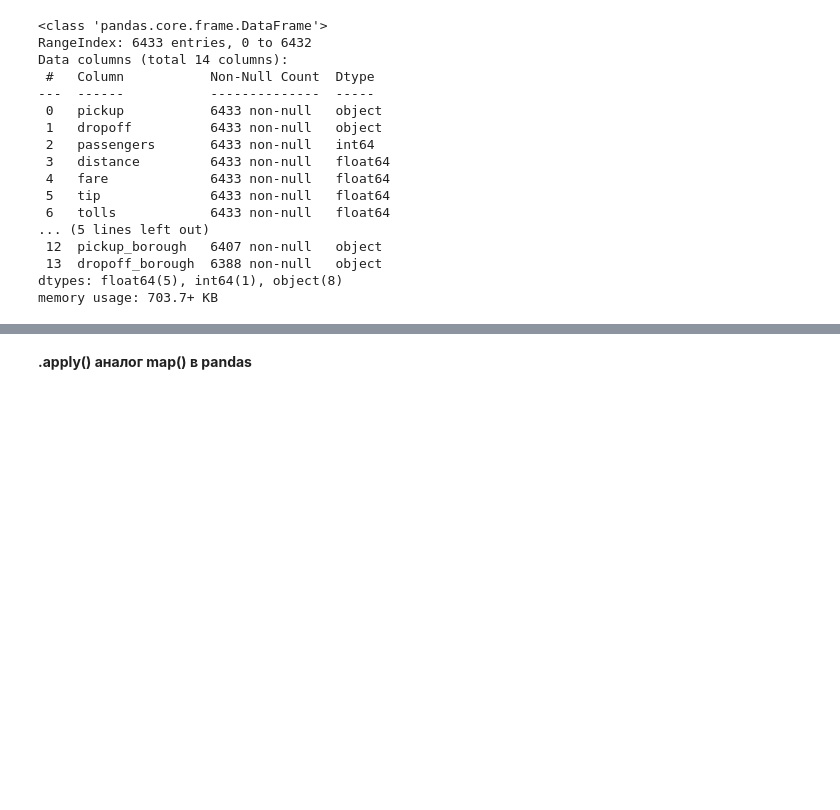
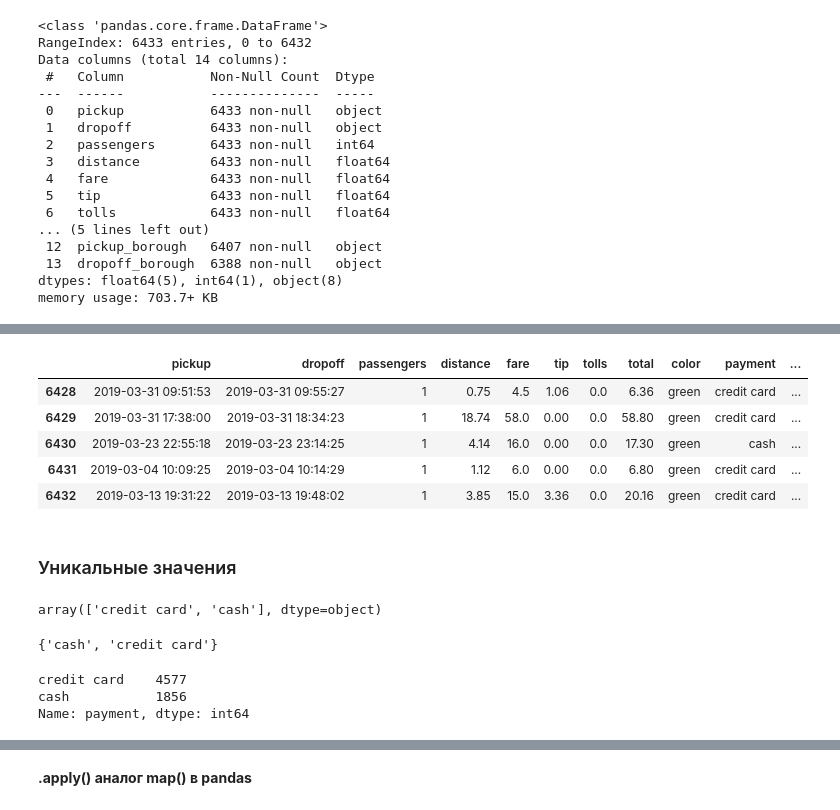
Before and after one commit to lectures-python/Python_lectures_HW, a Jupyter notebook: lectures_1_4.ipynb, the cells around one changed output, grey strips where cells are left out. Cells and saved outputs as stored; diff of their text form; code cells hidden in the pictures; blank space fills up the shorter version.

```diff
--- a/lectures_1_4.ipynb
+++ b/lectures_1_4.ipynb
@@ -1363,0 +1400,25 @@ Index(['pickup', 'dropoff', 'passengers', 'distance', 'fare', 'tip', 'tolls',
+# %%
+taxis.tail()
+# %% [output]
+|  | pickup | dropoff | passengers | distance | fare | tip | tolls | total | color | payment | ... |
+| 6428 | 2019-03-31 09:51:53 | 2019-03-31 09:55:27 | 1 | 0.75 | 4.5 | 1.06 | 0.0 | 6.36 | green | credit card | ... |
+| 6429 | 2019-03-31 17:38:00 | 2019-03-31 18:34:23 | 1 | 18.74 | 58.0 | 0.00 | 0.0 | 58.80 | green | credit card | ... |
+| 6430 | 2019-03-23 22:55:18 | 2019-03-23 23:14:25 | 1 | 4.14 | 16.0 | 0.00 | 0.0 | 17.30 | green | cash | ... |
+| 6431 | 2019-03-04 10:09:25 | 2019-03-04 10:14:29 | 1 | 1.12 | 6.0 | 0.00 | 0.0 | 6.80 | green | credit card | ... |
+| 6432 | 2019-03-13 19:31:22 | 2019-03-13 19:48:02 | 1 | 3.85 | 15.0 | 3.36 | 0.0 | 20.16 | green | credit card | ... |
+# %% [markdown]
+### Уникальные значения
+# %%
+taxis['payment'].unique()
+# %% [output]
+array(['credit card', 'cash'], dtype=object)
+# %%
+set(taxis['payment'])
+# %% [output]
+{'cash', 'credit card'}
+# %%
+taxis['payment'].value_counts()
+# %% [output]
+credit card    4577
+cash           1856
+Name: payment, dtype: int64
```
Also changed, not shown: parts of 36 cells of this notebook.
